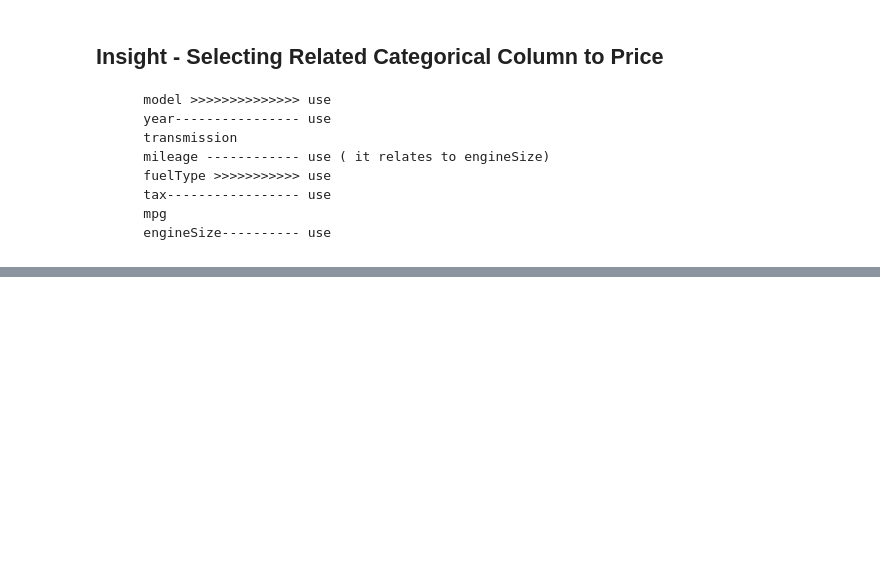
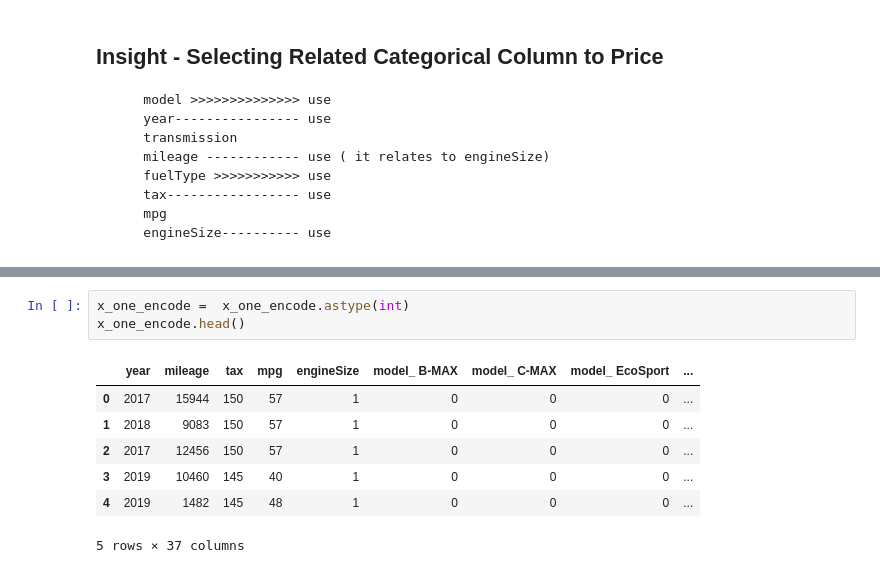
Before and after one commit to wasif-h/Car_Price_Prediction, a Jupyter notebook: prediction.ipynb, the cells around one changed output, grey strips where cells are left out. Drawn from its saved outputs; the diff is of its cells as text; blank space fills up the shorter version.

```diff
--- a/prediction.ipynb
+++ b/prediction.ipynb
@@ -200,0 +245,11 @@ sns.boxplot(x = 'transmission', y = 'price',data=df)
+# %%
+x_one_encode =  x_one_encode.astype(int)
+x_one_encode.head()
+# %% [output]
+|  | year | mileage | tax | mpg | engineSize | model_ B-MAX | model_ C-MAX | model_ EcoSport | ... |
+| 0 | 2017 | 15944 | 150 | 57 | 1 | 0 | 0 | 0 | ... |
+| 1 | 2018 | 9083 | 150 | 57 | 1 | 0 | 0 | 0 | ... |
+| 2 | 2017 | 12456 | 150 | 57 | 1 | 0 | 0 | 0 | ... |
+| 3 | 2019 | 10460 | 145 | 40 | 1 | 0 | 0 | 0 | ... |
+| 4 | 2019 | 1482 | 145 | 48 | 1 | 0 | 0 | 0 | ... |
+5 rows × 37 columns
```
Also changed, not shown: parts of 30 cells of this notebook.
